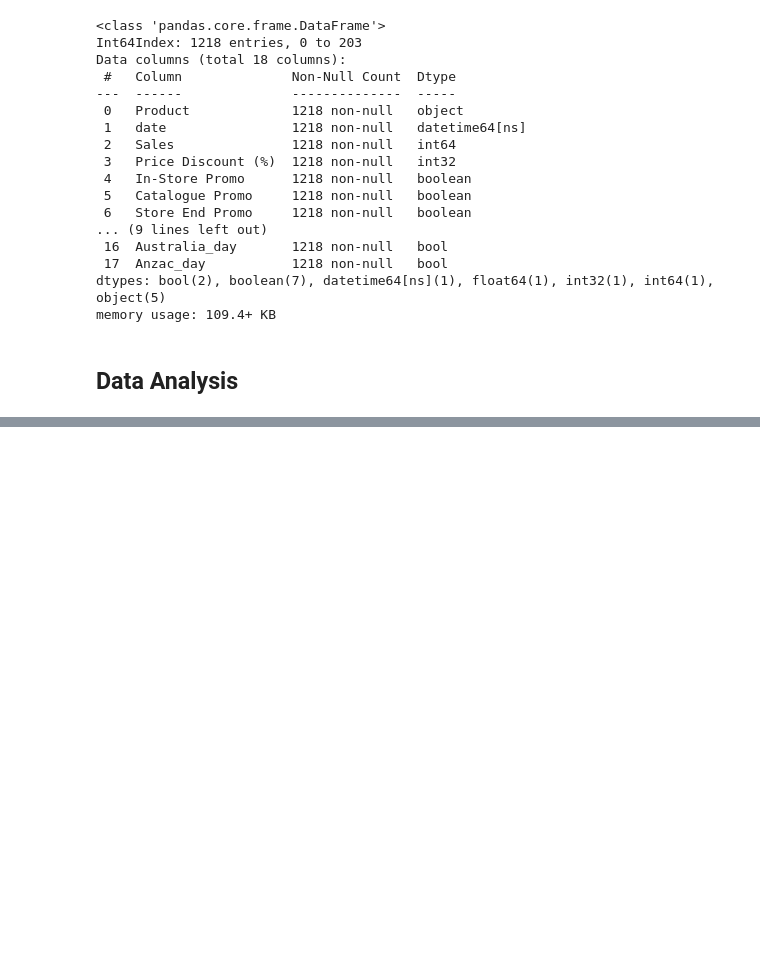
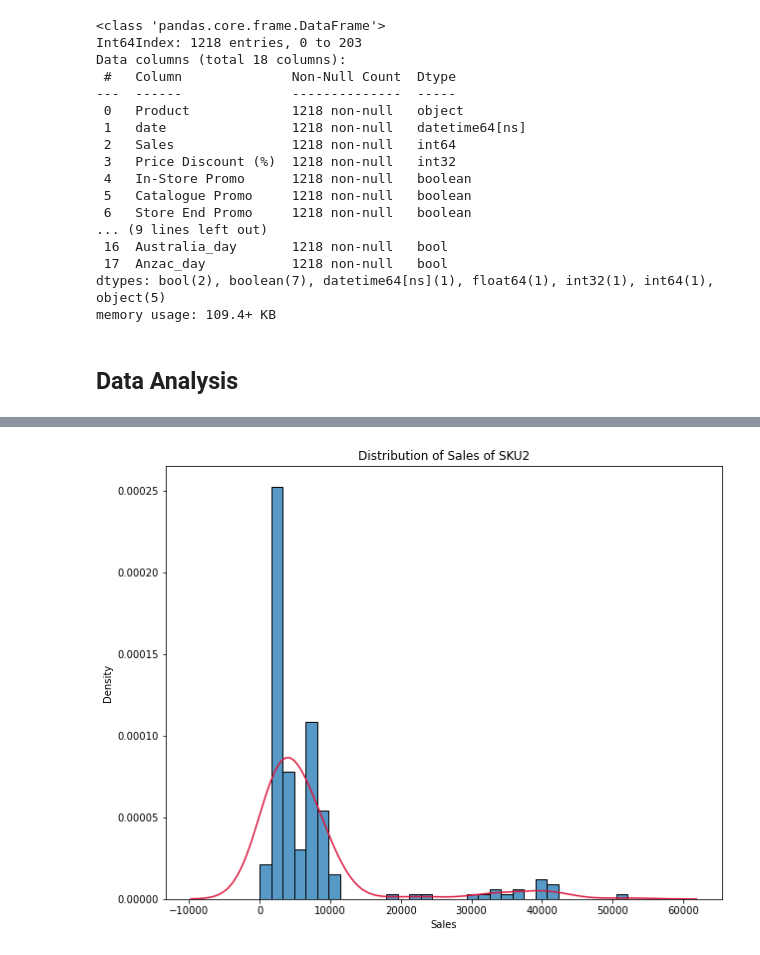
Before and after one commit to felix-n12/Retail-Forecasting, a Jupyter notebook: retail_forecasting.ipynb, the cells around one changed output, grey strips where cells are left out. Cells and saved outputs as stored; diff of their text form; code cells hidden in the pictures; blank space fills up the shorter version.

```diff
--- a/retail_forecasting.ipynb
+++ b/retail_forecasting.ipynb
@@ -361,0 +394,14 @@ memory usage: 109.4+ KB
+# %%
+def distribute_product(product):
+    """Creating a function to come up with the distribution
+    for the products"""
+    fig,ax=plt.subplots(figsize=(10,8))
+    ax=sns.histplot(data=df,x=df['Sales'].loc[df['Product']==product],stat='density')
+    sns.kdeplot(data=df,x=df['Sales'].loc[df['Product']==product],color='crimson',ax=ax)
+    plt.title(f'Distribution of Sales of {product}')
+    plt.show()
+# %%
+# plotting the distribution of sales of product SKU2
+distribute_product('SKU2')
+# %% [output]
+[figure, added]
```
Also changed, not shown: parts of 18 cells of this notebook.
